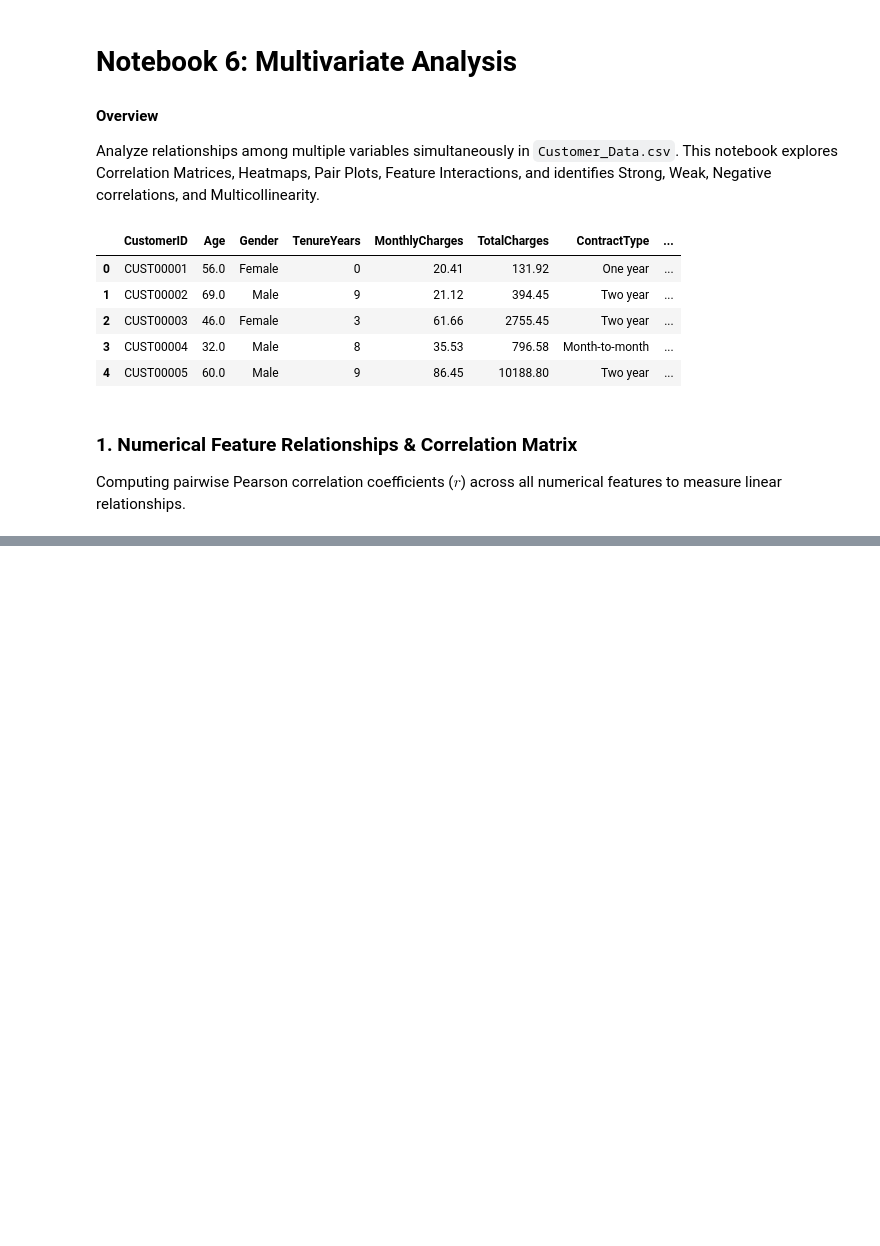
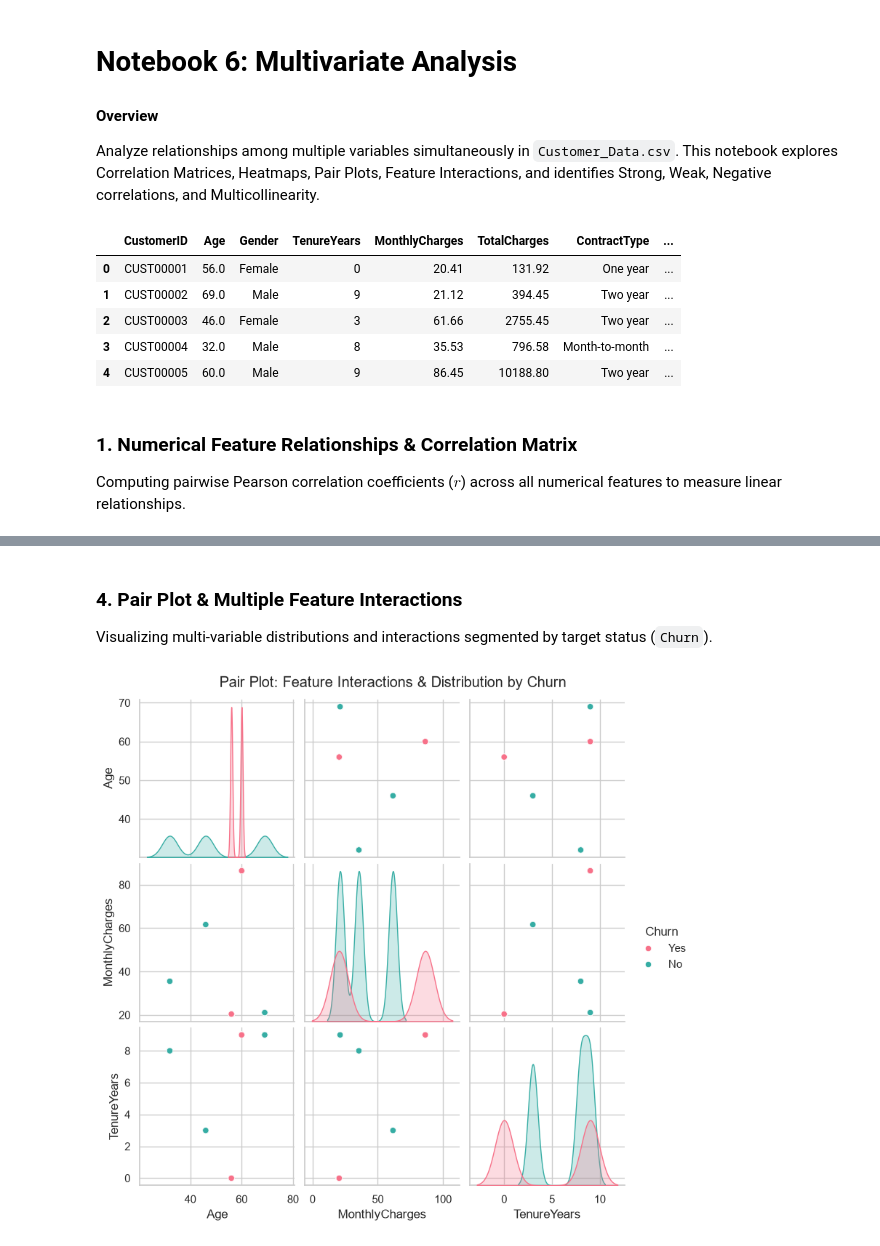
Before and after one commit to Balaji-krish09/Sprint_4_Data_Inspection, a Jupyter notebook: 06_Multivariate_Analysis.ipynb, the cells around one changed output, grey strips where cells are left out. Drawn from its saved outputs; the diff is of its cells as text; code cells hidden in the pictures; blank space fills up the shorter version.

```diff
--- a/06_Multivariate_Analysis.ipynb
+++ b/06_Multivariate_Analysis.ipynb
@@ -33,0 +103,18 @@ print(corr_matrix.round(3))
+# %% [markdown]
+### 4. Pair Plot & Multiple Feature Interactions
+Visualizing multi-variable distributions and interactions segmented by target status (`Churn`).
+# %%
+# Pair Plot across numerical variables colored by Churn
+sns.pairplot(
+    df,
+    vars=["Age", "MonthlyCharges", "TenureYears"],
+    hue="Churn",
+    palette="husl",
+    diag_kind="kde",
+)
+plt.suptitle(
+    "Pair Plot: Feature Interactions & Distribution by Churn", y=1.02
+)
+plt.show()
+# %% [output]
+[figure, added]
```
Also changed, not shown: parts of 6 cells of this notebook, 3 other files.
